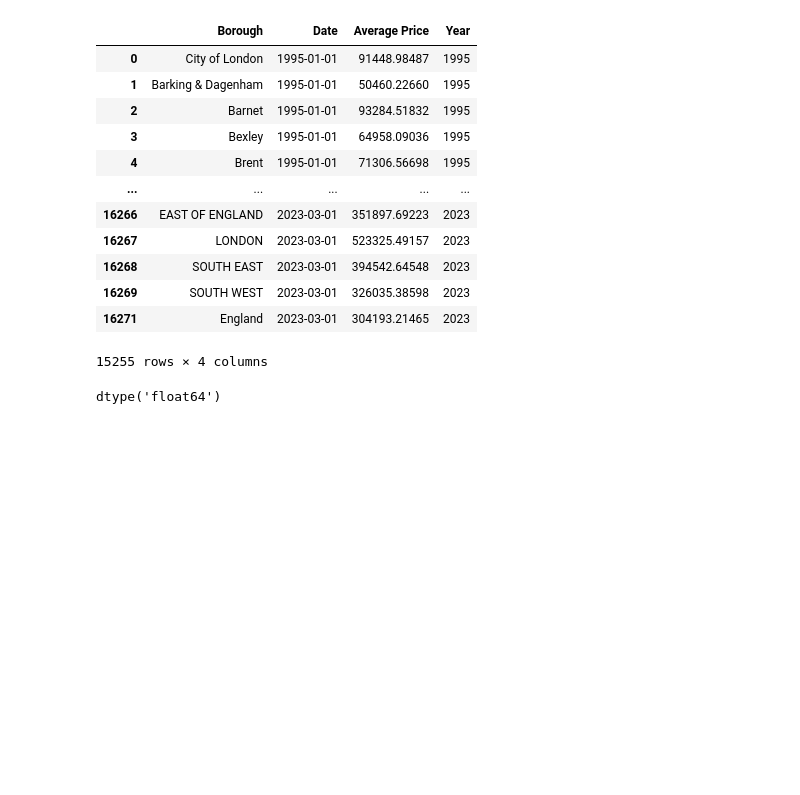
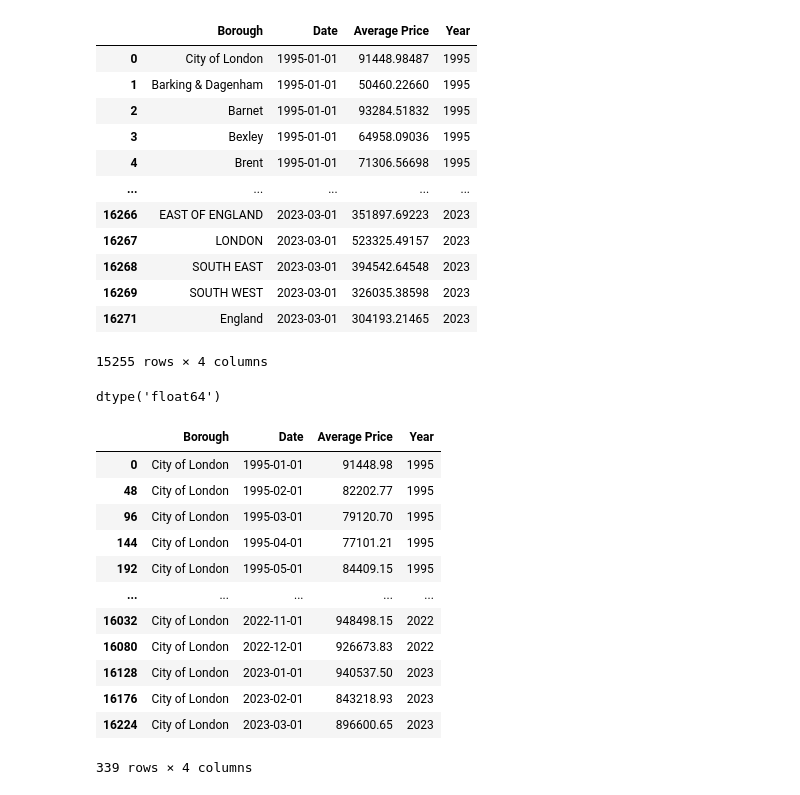
Before and after one commit to JakeANewfield/Springboard, a Jupyter notebook: Housing.ipynb, the cells around one changed output. Cells and saved outputs as stored; diff of their text form; code cells hidden in the pictures; blank space fills up the shorter version.

```diff
--- a/Housing.ipynb
+++ b/Housing.ipynb
@@ -233,3 +233,19 @@ top_boroughs
 top_boroughs.dtype
 # %% [output]
 dtype('float64')
+# %%
+df[df['Borough'] == "City of London"]
+# %% [output]
+|  | Borough | Date | Average Price | Year |
+| 0 | City of London | 1995-01-01 | 91448.98 | 1995 |
+| 48 | City of London | 1995-02-01 | 82202.77 | 1995 |
+| 96 | City of London | 1995-03-01 | 79120.70 | 1995 |
+| 144 | City of London | 1995-04-01 | 77101.21 | 1995 |
+| 192 | City of London | 1995-05-01 | 84409.15 | 1995 |
+| ... | ... | ... | ... | ... |
+| 16032 | City of London | 2022-11-01 | 948498.15 | 2022 |
+| 16080 | City of London | 2022-12-01 | 926673.83 | 2022 |
+| 16128 | City of London | 2023-01-01 | 940537.50 | 2023 |
+| 16176 | City of London | 2023-02-01 | 843218.93 | 2023 |
+| 16224 | City of London | 2023-03-01 | 896600.65 | 2023 |
+339 rows × 4 columns
```
Also changed, not shown: parts of 2 cells of this notebook.
